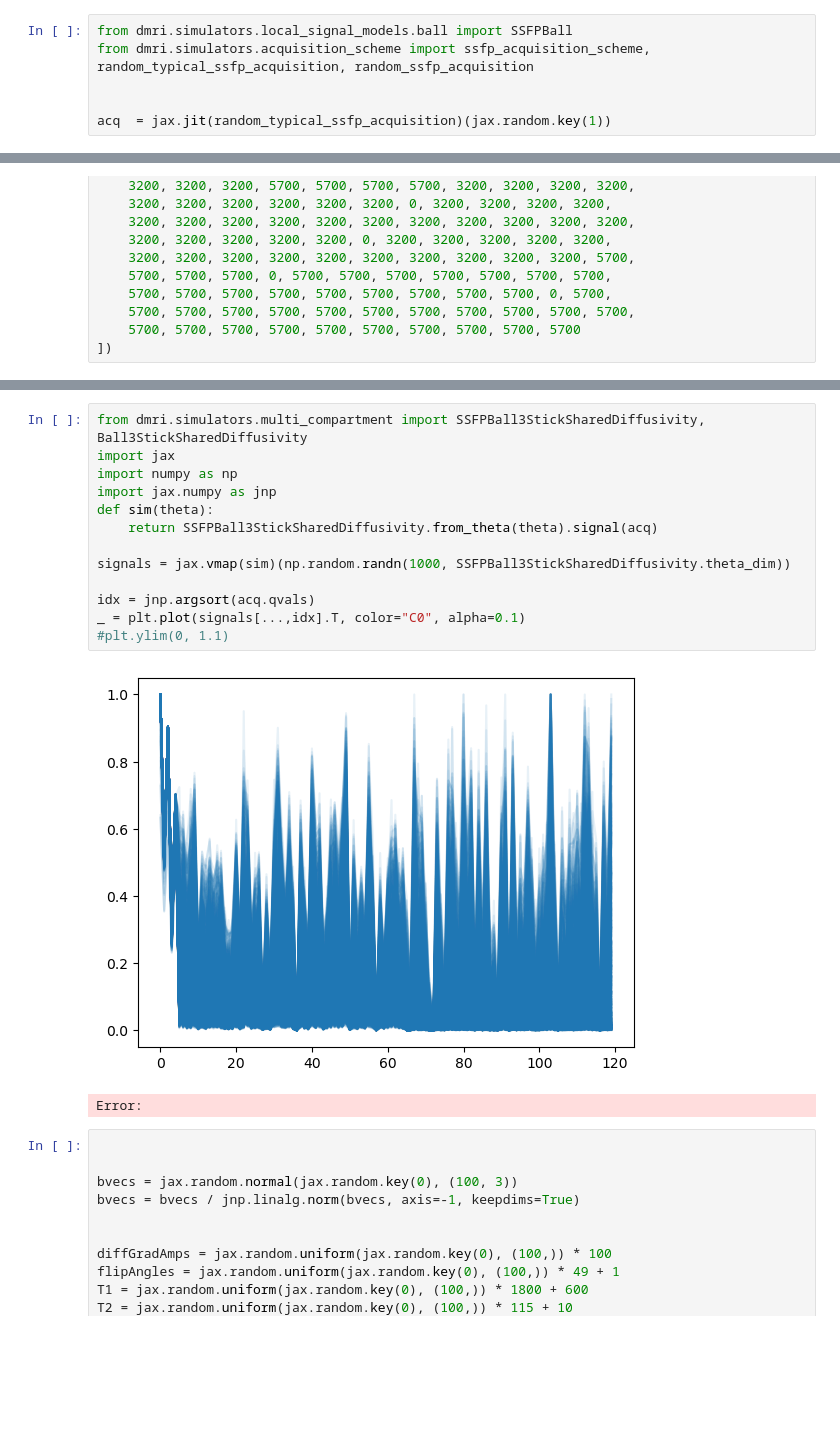
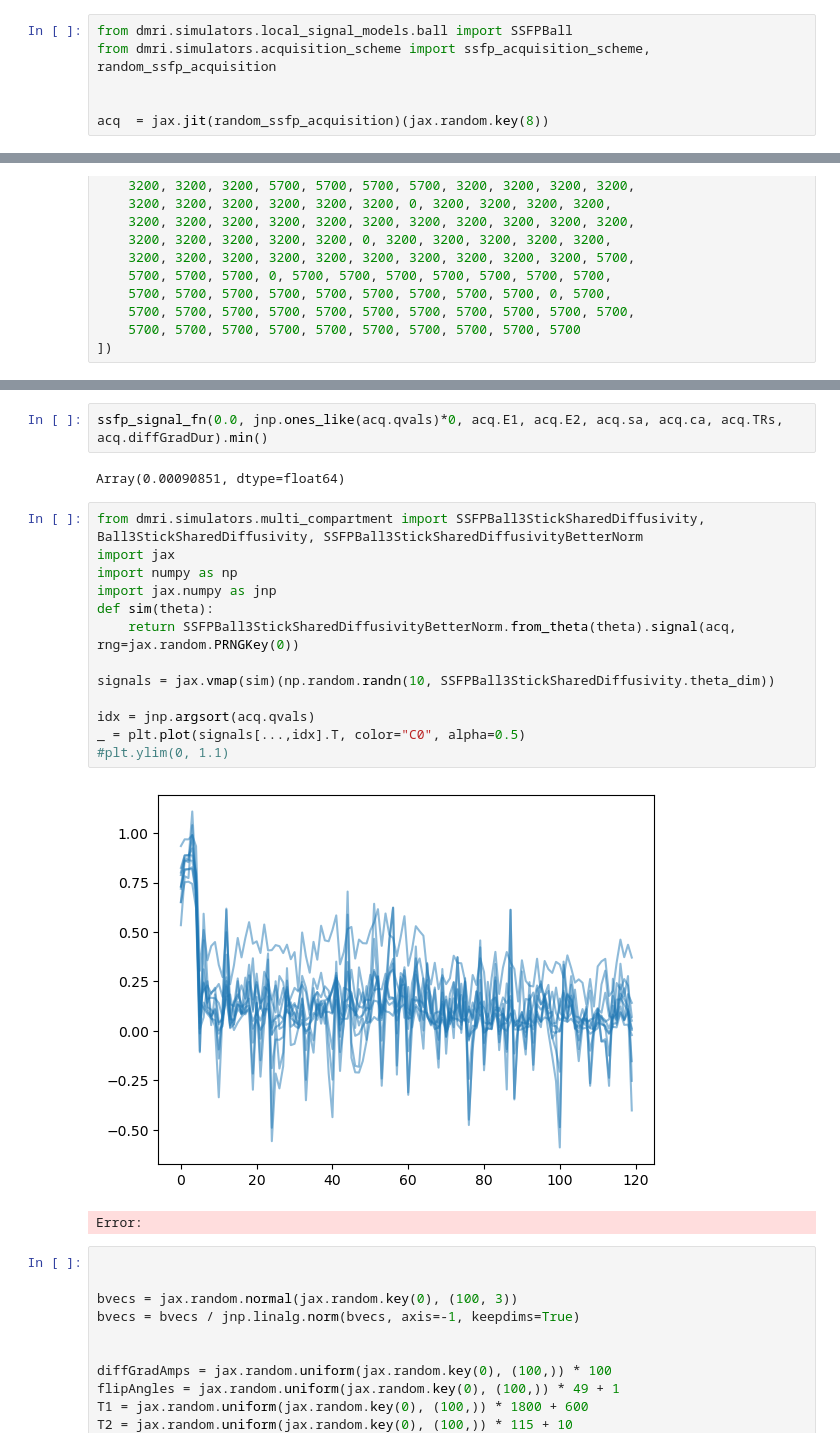
Before and after one commit to mackelab/dmri, a Jupyter notebook: notebooks/dmri_simulators.ipynb, the cells around one changed output, grey strips where cells are left out. Drawn from its saved outputs; the diff is of its cells as text; blank space fills up the shorter version.

Commit message:
updates ssfp

```diff
--- a/notebooks/dmri_simulators.ipynb
+++ b/notebooks/dmri_simulators.ipynb
@@ -20,10 +20,10 @@ bvecs = bvecs / np.linalg.norm(bvecs, axis=1)[:, None]
 acq = acquisition_scheme(bvals, bvecs)
 # %%
 from dmri.simulators.local_signal_models.ball import SSFPBall
-from dmri.simulators.acquisition_scheme import ssfp_acquisition_scheme, random_typical_ssfp_acquisition, random_ssfp_acquisition
+from dmri.simulators.acquisition_scheme import ssfp_acquisition_scheme, random_ssfp_acquisition
 
 
-acq  = jax.jit(random_typical_ssfp_acquisition)(jax.random.key(1))
+acq  = jax.jit(random_ssfp_acquisition)(jax.random.key(8))
 # %%
 bvals = np.array([
     0, 3200, 3200, 3200, 3200, 3200, 5700, 5700, 5700, 5700, 5700,
@@ -53,18 +61,22 @@ plt.plot(acq.qvals)
+# %%
+ssfp_signal_fn(0.0, jnp.ones_like(acq.qvals)*0, acq.E1, acq.E2, acq.sa, acq.ca, acq.TRs, acq.diffGradDur).min()
+# %% [output]
+Array(0.00090851, dtype=float64)
 # %%
-from dmri.simulators.multi_compartment import SSFPBall3StickSharedDiffusivity, Ball3StickSharedDiffusivity
+from dmri.simulators.multi_compartment import SSFPBall3StickSharedDiffusivity, Ball3StickSharedDiffusivity, SSFPBall3StickSharedDiffusivityBetterNorm
 import jax
 import numpy as np
 import jax.numpy as jnp
 def sim(theta):
-    return SSFPBall3StickSharedDiffusivity.from_theta(theta).signal(acq)
+    return SSFPBall3StickSharedDiffusivityBetterNorm.from_theta(theta).signal(acq, rng=jax.random.PRNGKey(0))
 
-signals = jax.vmap(sim)(np.random.randn(1000, SSFPBall3StickSharedDiffusivity.theta_dim))
+signals = jax.vmap(sim)(np.random.randn(10, SSFPBall3StickSharedDiffusivity.theta_dim))
 
 idx = jnp.argsort(acq.qvals)
-_ = plt.plot(signals[...,idx].T, color="C0", alpha=0.1)
+_ = plt.plot(signals[...,idx].T, color="C0", alpha=0.5)
 #plt.ylim(0, 1.1)
 # %% [output]
-[figure, old version]
+[figure, new version]
 Error:
 # %%
 
```
Also changed, not shown: parts of 3 cells of this notebook, 40 other files.
